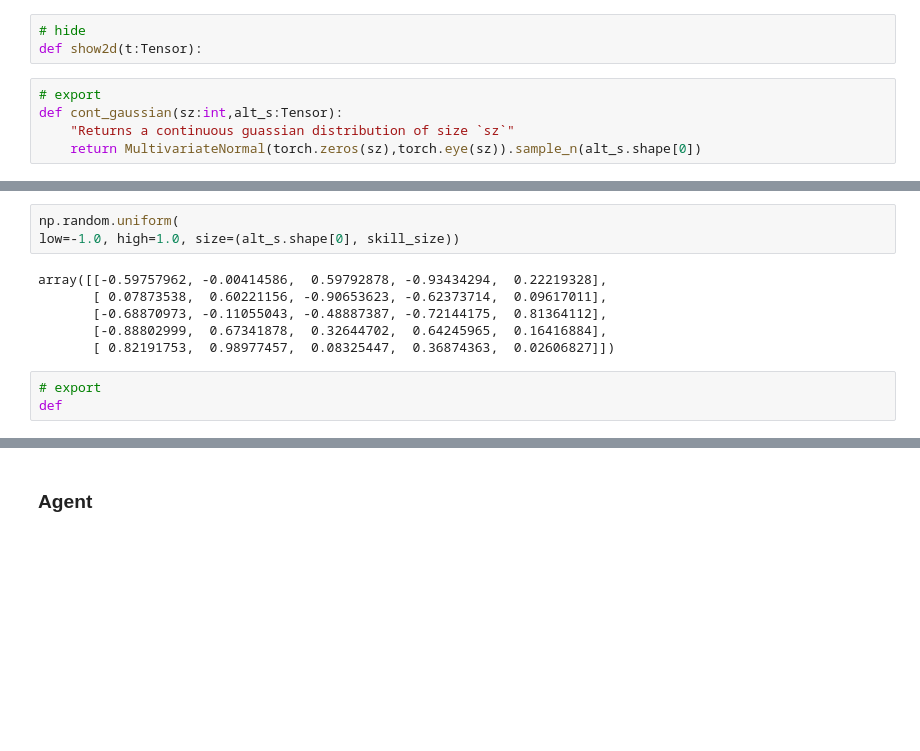
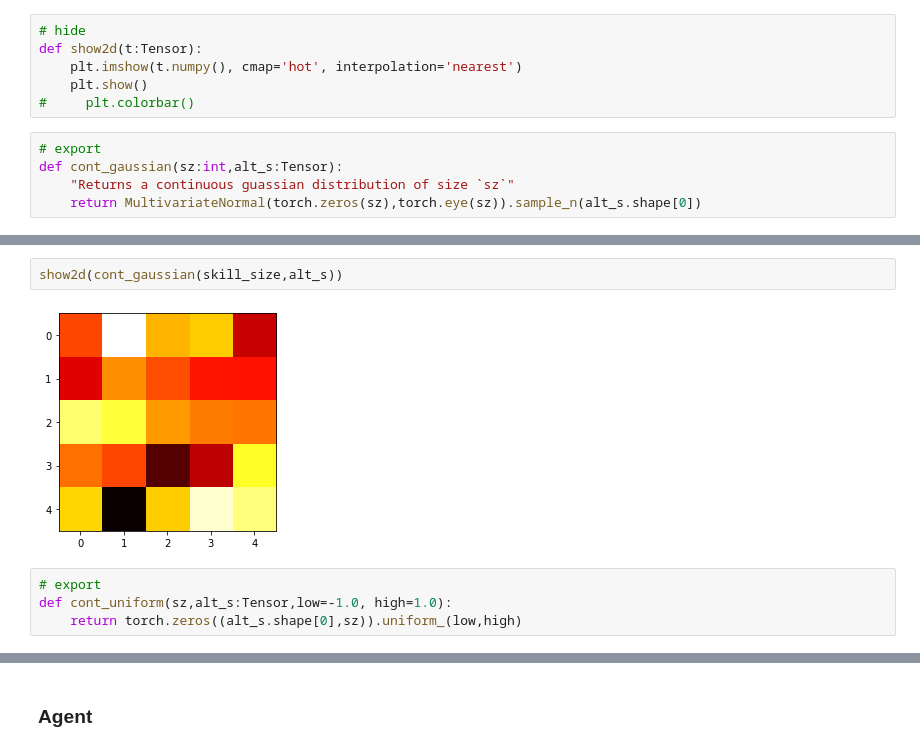
Before and after one commit to josiahls/fast-reinforcement-learning-2, a Jupyter notebook: nbs/14c_actorcritic.dads.ipynb, the cells around one changed output, grey strips where cells are left out. Drawn from its saved outputs; the diff is of its cells as text; blank space fills up the shorter version.

```diff
--- a/nbs/14c_actorcritic.dads.ipynb
+++ b/nbs/14c_actorcritic.dads.ipynb
@@ -566,6 +546,9 @@ Well then we have a few other disributions to sample instead!
 # %%
 # hide
 def show2d(t:Tensor):
+    plt.imshow(t.numpy(), cmap='hot', interpolation='nearest')
+    plt.show()
+#     plt.colorbar()
 # %%
 # export
 def cont_gaussian(sz:int,alt_s:Tensor):
@@ -582,12 +565,8 @@ tensor([[-0.3195,  0.1748,  1.0341, -0.5630,  0.2380],
+# %%
+show2d(cont_gaussian(skill_size,alt_s))
+# %% [output]
+[figure, added]
 # %%
-np.random.uniform(
-low=-1.0, high=1.0, size=(alt_s.shape[0], skill_size))
+# export
+def cont_uniform(sz,alt_s:Tensor,low=-1.0, high=1.0):
+    return torch.zeros((alt_s.shape[0],sz)).uniform_(low,high)
-# %% [output]
-array([[-0.59757962, -0.00414586,  0.59792878, -0.93434294,  0.22219328],
-       [ 0.07873538,  0.60221156, -0.90653623, -0.62373714,  0.09617011],
-       [-0.68870973, -0.11055043, -0.48887387, -0.72144175,  0.81364112],
-       [-0.88802999,  0.67341878,  0.32644702,  0.64245965,  0.16416884],
-       [ 0.82191753,  0.98977457,  0.08325447,  0.36874363,  0.02606827]])
-# %%
-# export
-def
```
Also changed, not shown: parts of 11 cells of this notebook, 3 other files.
